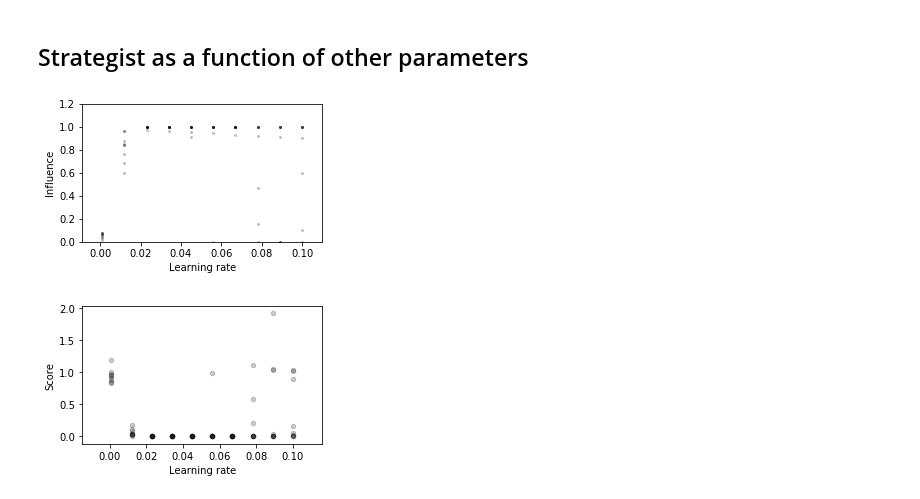
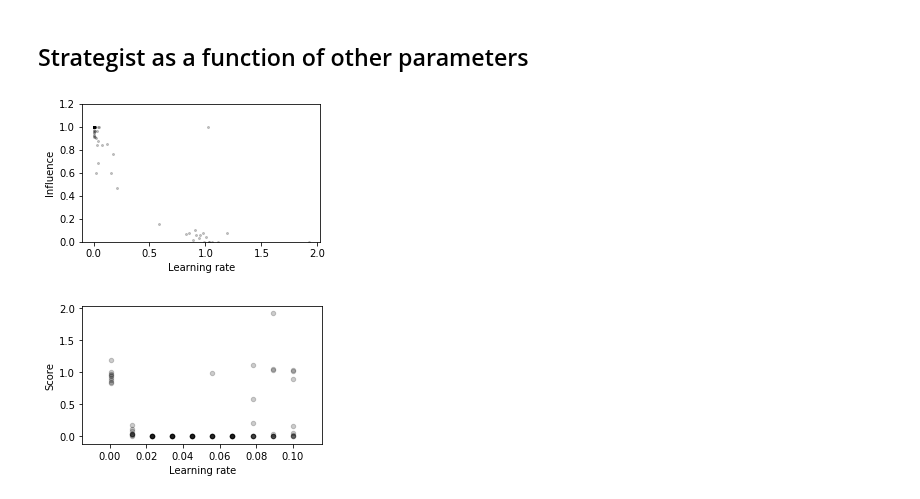
Before and after one commit to CoAxLab/azad, a Jupyter notebook: notebooks/wythoff_exp7.ipynb, the cells around one changed output. Cells and saved outputs as stored; diff of their text form; code cells hidden in the pictures.

```diff
--- a/notebooks/wythoff_exp7.ipynb
+++ b/notebooks/wythoff_exp7.ipynb
@@ -163,13 +163,13 @@ _ = plt.xlabel("Stumbler score")
 learning_rates = [row[1] for row in table]
 # %%
 plt.figure(figsize=(4, 2.5))
-_ = plt.scatter(learning_rates, influence, color='black', alpha=0.2, s=4)
+_ = plt.scatter(scores, influence, color='black', alpha=0.2, s=4)
 _ = plt.tight_layout()
 _ = plt.xlabel("Learning rate")
 _ = plt.ylabel("Influence")
 _ = plt.ylim(0, 1.2)
 # %% [output]
-[figure, old version]
+[figure, new version]
 # %%
 plt.figure(figsize=(4, 2.5))
 _ = plt.scatter(learning_rates, scores, color='black', alpha=0.2, s=20)
```
Also changed, not shown: parts of 1 cell of this notebook, 1 other file.
